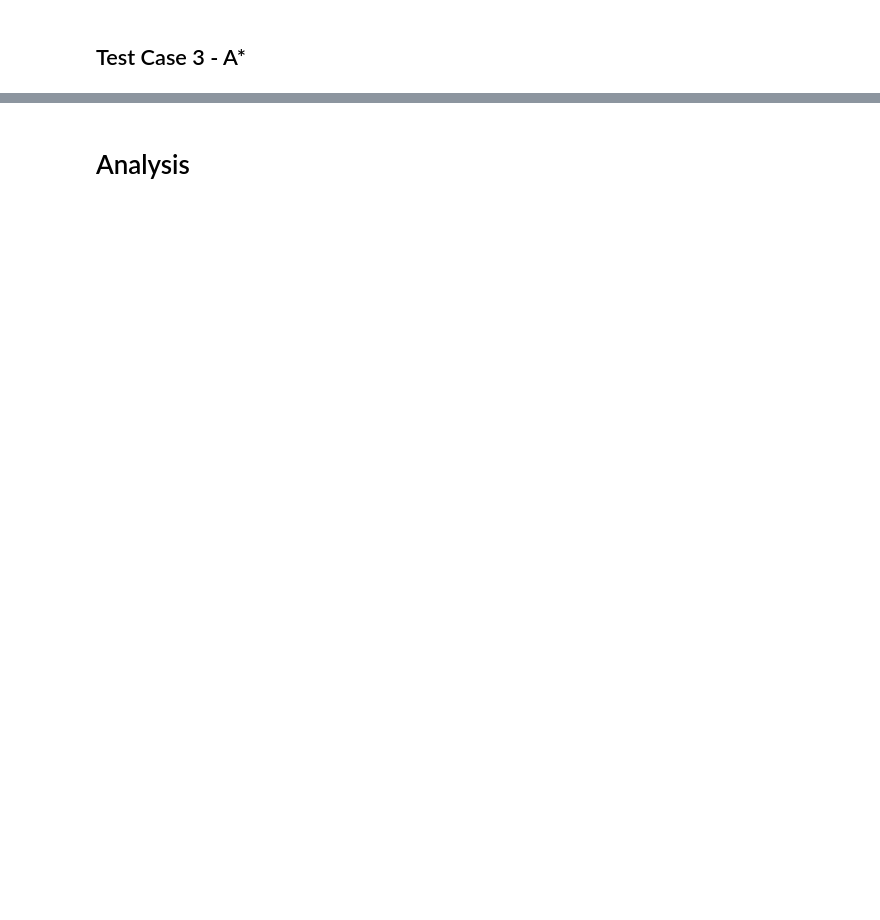
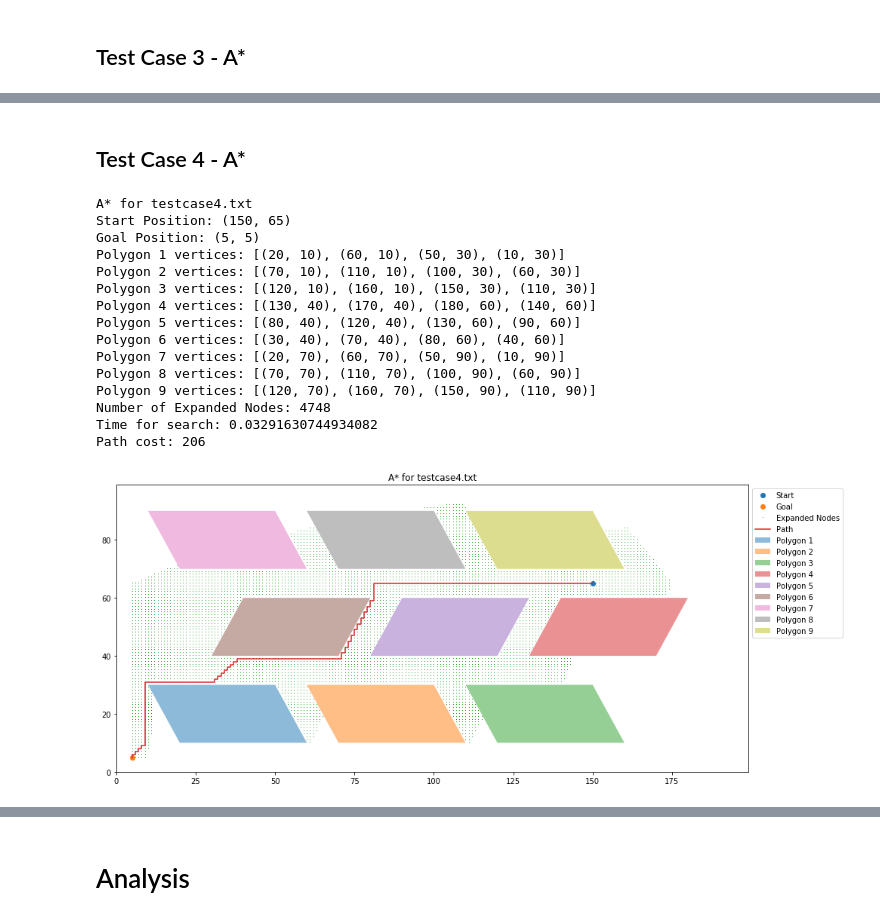
Before and after one commit to MikDionio/CS180MP1, a Jupyter notebook: CS180MP1.ipynb, the cells around one changed output, grey strips where cells are left out. Saved outputs shown, nothing was run; the diff lists cells and outputs as text; code cells hidden in the pictures; blank space fills up the shorter version.

```diff
--- a/CS180MP1.ipynb
+++ b/CS180MP1.ipynb
@@ -213,17 +221,18 @@ def initMapInformed(polygons, outlines, G):
     #(i, j) in (x, y)
     for i in range (200):
         for j in range(100):
+            #chebyshev:
+            #dx = abs(i - G[0])
+            #dy = abs(j - G[1])
+            #diagonal is the cost of a diagonal move, with respect to the heuristic. For the Chebyshev distance, this is 1.
+            #diagonal = 1
+            #heuristic = dx + dy + (diagonal - 2) * min(dx, dy)
+            #heuristic = max(dx, dy)   #this one runs faster
+
             #pythagorean:
-            #dx = G[0] - i
-            #dy = G[1] - j
-            #heuristic = math.hypot(dx, dy)   #don't forget to import math if switching to this
-
-            #chebyshev:
-            dx = abs(i - G[0])
-            dy = abs(j - G[1])
-            #diagonal is the cost of a diagonal move, with respect to the heuristic. For the Chebyshev distance, this is 1.
-            diagonal = 1
-            heuristic = dx + dy + (diagonal - 2) * min(dx, dy)
+            dx = G[0] - i
+            dy = G[1] - j
+            heuristic = math.hypot(dx, dy)   #requires import math
             p = map_node(heuristic, i, j)
             map[i].append(p)
 
@@ -364,25 +371,28 @@ def DFS(S, G, map):
 def AStar(S, G, map):
     expandedNodes = []
 
-    if(G == S):#If start position is goal position, place start position as entry in map
-        map[S[0]][S[1]] = map_node(0, S[0], S[1])
+    S_map_node = map_node(0, S[0], S[1])
+    S_map_node.discover(0, S, (0, 0))
+    S_map_node.is_S = True
+    map[S[0]][S[1]] = S_map_node
+
+    if(G == S):#If start position is goal position, place start position as expanded in map
+        S_map_node.is_expanded = True
     else:
         #Initialize fringe
-        S_map_node = map_node(0, S[0], S[1])
-        S_map_node.discover(0, S, (0, 0))
-        S_map_node.is_S = True
         fringe = [S_map_node]
         heapq.heapify(fringe)
         pq_timer = 1
         while(1):
             #If fringe is empty, algorithm has failed
             if not fringe:
-                return None
+                break
 
             #Else, get expand first entry of fringe
             #current is the node to be expanded
             current = heapq.heappop(fringe)
             expandedNodes.append(current)
+            current.is_expanded = True
 
             x = current.x
             y = current.y
@@ -398,12 +408,12 @@ def AStar(S, G, map):
             left = x - 1
 
 
-            #If these nodes are valid, insert unvisisted nodes to fringe
+            #If these nodes are valid (within the 100x200 bounds), insert unvisited nodes to fringe
             if(200 >left >= 0):
                 if(map[left][y].is_valid and not map[left][y].is_expanded):#this for checking if node is not expanded
                     if map[left][y].is_discovered:
                         if cost < map[left][y].g:
-                            # must be called after the if because discover() sets is_discovered
+                            # must be called after the if is_discovered: because discover() sets is_discovered True
                             map[left][y].discover(cost, (x, y), (pq_timer, 0))
                             fringe.sort()
                     else:
@@ -619,7 +629,6 @@ def AStarTest(fileName):
         polygons.append(polygon)
         outlines.append(outline)
         i = i + 1
-
     map = initMapInformed(polygons, outlines, G)
 
     start = time.time()
@@ -640,7 +649,7 @@ def AStarTest(fileName):
     print("Time for search: " + str(end-start))
 
     #if goal is unvisited, the search has failed
-    if(map[G[0]][G[1]] == 0):
+    if not map[G[0]][G[1]].is_expanded:
         print("No solution.")
     else:
         path = getPathInformed(S, G, map)
@@ -698,0 +837,21 @@ AStarTest("testcase3.txt")
+# %% [markdown]
+<h2>Test Case 4 - A*</h2>
+# %%
+AStarTest("testcase4.txt")
+# %% [output]
+A* for testcase4.txt
+Start Position: (150, 65)
+Goal Position: (5, 5)
+Polygon 1 vertices: [(20, 10), (60, 10), (50, 30), (10, 30)]
+Polygon 2 vertices: [(70, 10), (110, 10), (100, 30), (60, 30)]
+Polygon 3 vertices: [(120, 10), (160, 10), (150, 30), (110, 30)]
+Polygon 4 vertices: [(130, 40), (170, 40), (180, 60), (140, 60)]
+Polygon 5 vertices: [(80, 40), (120, 40), (130, 60), (90, 60)]
+Polygon 6 vertices: [(30, 40), (70, 40), (80, 60), (40, 60)]
+Polygon 7 vertices: [(20, 70), (60, 70), (50, 90), (10, 90)]
+Polygon 8 vertices: [(70, 70), (110, 70), (100, 90), (60, 90)]
+Polygon 9 vertices: [(120, 70), (160, 70), (150, 90), (110, 90)]
+Number of Expanded Nodes: 4748
+Time for search: 0.03291630744934082
+Path cost: 206
+[figure, added]
```
Also changed, not shown: parts of 37 cells of this notebook, 2 other files.
